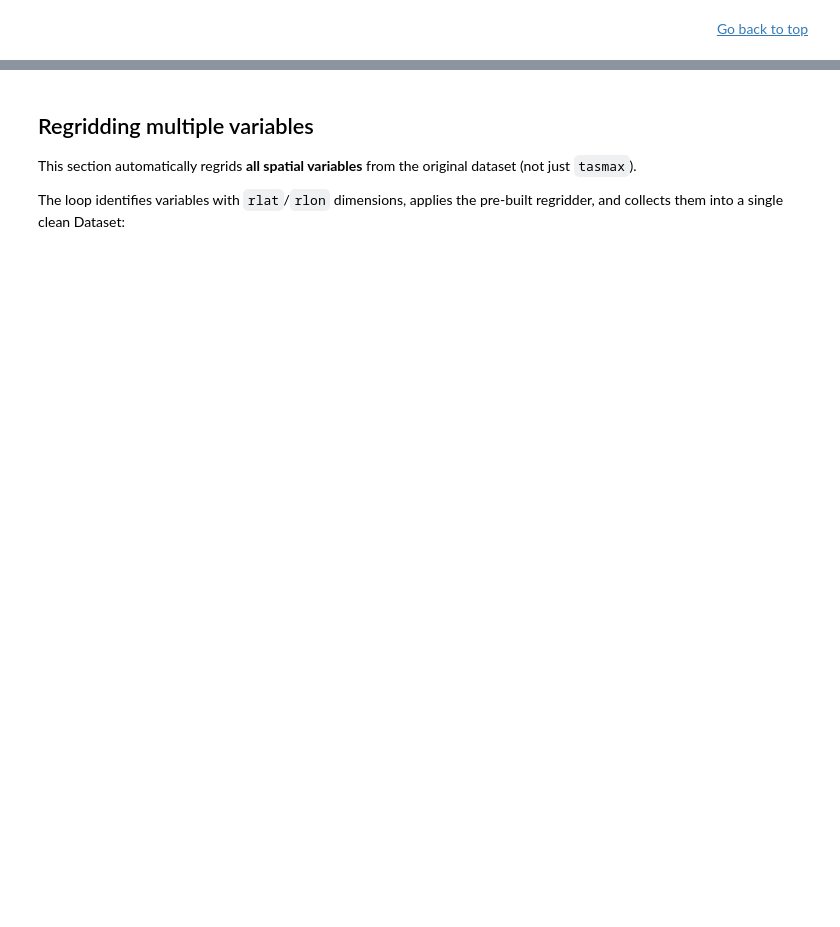
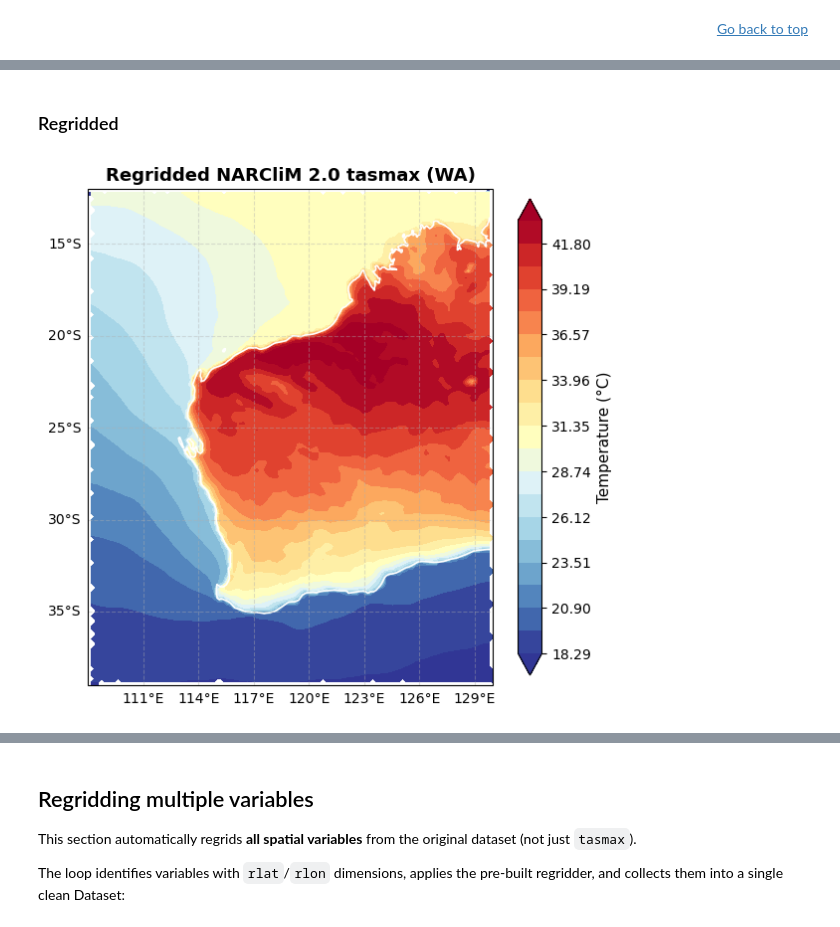
Before and after one commit to DikshaSagar/DWER, a Jupyter notebook: 02_regridding.ipynb, the cells around one changed output, grey strips where cells are left out. Cells and saved outputs as stored; diff of their text form; code cells hidden in the pictures; blank space fills up the shorter version.

```diff
--- a/02_regridding.ipynb
+++ b/02_regridding.ipynb
@@ -228,0 +541,18 @@ when plotted in geographic (latitude–longitude) coordinates.
+# %%
+# Create conservative regridder
+print("Creating conservative regridder...")
+print("This may take 1-2 minutes as it computes overlap areas between grids.\n")
+
+regridder_conservative = xe.Regridder(
+    ds_wa_bounds,
+    ds_target,
+    method='conservative',
+    periodic=False,
+    filename='regrid_weights_conservative.nc',  # Cache weights for reuse
+    reuse_weights=False  # Set to True after first run to speed up
+)
+
+print("✓ Regridder created successfully!")
+print(f"  Method: conservative")
+print(f"  Source grid: {ds_wa_bounds.dims['rlat']} × {ds_wa_bounds.dims['rlon']}")
+print(f"  Target grid: {len(ds_target.lat)} × {len(ds_target.lon)}")
@@ -228,0 +614,60 @@ when plotted in geographic (latitude–longitude) coordinates.
+# %% [markdown]
+### Regridded
+# %%
+# ================================
+# Regridded NARCliM tasmax (WA)
+# ================================
+
+import matplotlib.pyplot as plt
+import cartopy.crs as ccrs
+import numpy as np
+
+# Convert to Celsius
+regrid_c = kelvin_to_celsius(ds_regridded['tasmax']).isel(time=0)
+
+# Coordinates
+lon = ds_regridded['lon'].values
+lat = ds_regridded['lat'].values
+data = regrid_c.values
+
+# Robust color scale
+vmin = np.nanpercentile(data, 2)
+vmax = np.nanpercentile(data, 98)
+levels = np.linspace(vmin, vmax, 20)
+
+# Figure
+fig = plt.figure(figsize=(6, 6))
+ax = plt.axes(projection=ccrs.PlateCarree())
+
+# Plot
+im = ax.contourf(
+    lon, lat, data,
+    levels=levels,
+    cmap='RdYlBu_r',
+    transform=ccrs.PlateCarree(),
+    extend='both'
+)
+
+# Coastlines + extent
+ax.coastlines(resolution='50m', linewidth=1.2, color='white')
+ax.set_extent([108, 130, -39, -12], crs=ccrs.PlateCarree())
+
+# Gridlines
+gl = ax.gridlines(draw_labels=True, linestyle='--', alpha=0.4)
+gl.top_labels = False
+gl.right_labels = False
+
+# Title
+ax.set_title(
+    'Regridded NARCliM 2.0 tasmax (WA)',
+    fontsize=13, weight='bold'
+)
+
+# Colorbar
+cbar = plt.colorbar(im, orientation='vertical', pad=0.05, shrink=0.9)
+cbar.set_label('Temperature (°C)', fontsize=11)
+
+plt.tight_layout()
+plt.show()
+# %% [output]
+[figure, added]
```
Also changed, not shown: parts of 59 cells of this notebook.
